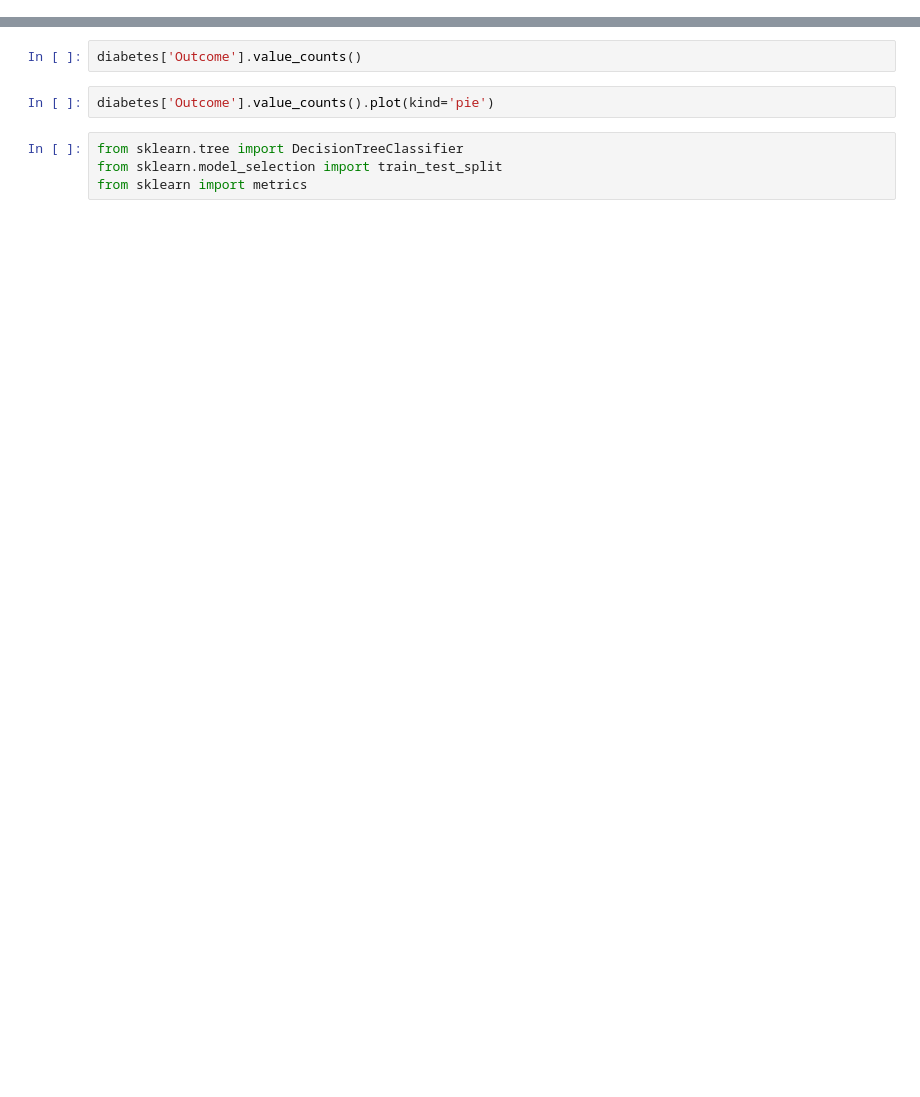
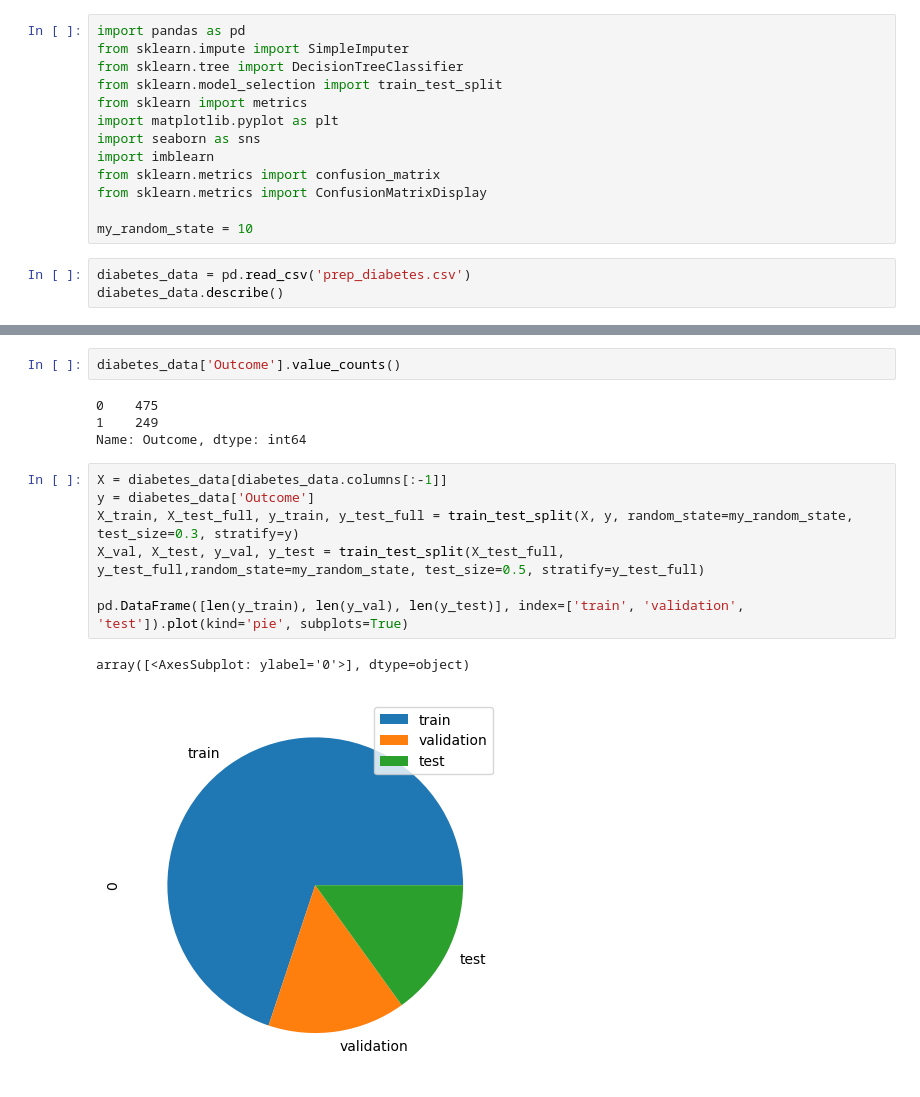
Before and after one commit to KoenigJulia/kids-project-diabetes, a Jupyter notebook: TrainModel.ipynb, the cells around one changed output, grey strips where cells are left out. Cells and saved outputs as stored; diff of their text form; blank space fills up the shorter version.

Commit message:
Design Data Prepartions and Model Training

```diff
--- a/TrainModel.ipynb
+++ b/TrainModel.ipynb
@@ -0,0 +1,16 @@
+# %%
+import pandas as pd
+from sklearn.impute import SimpleImputer
+from sklearn.tree import DecisionTreeClassifier
+from sklearn.model_selection import train_test_split
+from sklearn import metrics
+import matplotlib.pyplot as plt
+import seaborn as sns
+import imblearn
+from sklearn.metrics import confusion_matrix
+from sklearn.metrics import ConfusionMatrixDisplay
+
+my_random_state = 10
+# %%
+diabetes_data = pd.read_csv('prep_diabetes.csv')
+diabetes_data.describe()
@@ -1,8 +27,16 @@
 # %%
-diabetes['Outcome'].value_counts()
+diabetes_data['Outcome'].value_counts()
+# %% [output]
+0    475
+1    249
+Name: Outcome, dtype: int64
-# %%
-diabetes['Outcome'].value_counts().plot(kind='pie')
-# %%
-from sklearn.tree import DecisionTreeClassifier
-from sklearn.model_selection import train_test_split
-from sklearn import metrics
+# %%
+X = diabetes_data[diabetes_data.columns[:-1]]
+y = diabetes_data['Outcome']
+X_train, X_test_full, y_train, y_test_full = train_test_split(X, y, random_state=my_random_state, test_size=0.3, stratify=y)
+X_val, X_test, y_val, y_test = train_test_split(X_test_full, y_test_full,random_state=my_random_state, test_size=0.5, stratify=y_test_full)
+
+pd.DataFrame([len(y_train), len(y_val), len(y_test)], index=['train', 'validation', 'test']).plot(kind='pie', subplots=True)
+# %% [output]
+array([<AxesSubplot: ylabel='0'>], dtype=object)
+[figure, added]
```
Also changed, not shown: parts of 39 cells of this notebook, 3 other files.
